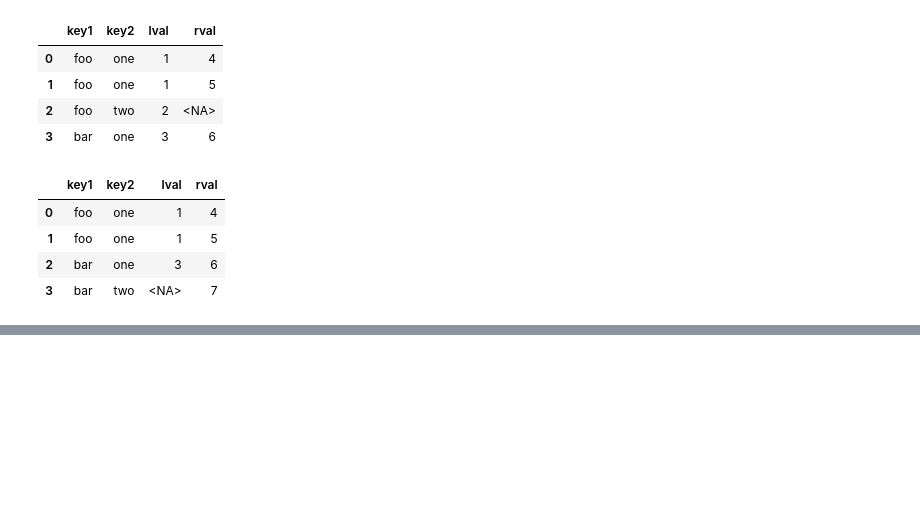
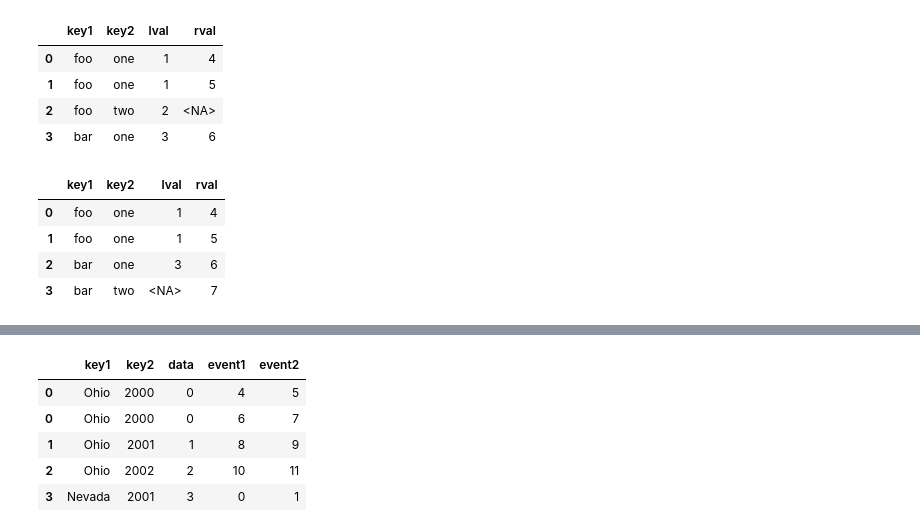
Before and after one commit to pythonscriptkiddie/pydata-book, a Jupyter notebook: ch8_combine_merge0.ipynb, the cells around one changed output, grey strips where cells are left out. Cells and saved outputs as stored; diff of their text form; code cells hidden in the pictures; blank space fills up the shorter version.

```diff
--- a/ch8_combine_merge0.ipynb
+++ b/ch8_combine_merge0.ipynb
@@ -390,0 +482,11 @@ pd.merge(left, right, how='right')
+# %%
+#Indicate the multiple columns that we will be merging on as a list.
+#Note how we handle duplicate index values with how='outer'
+pd.merge(lefth, righth, left_on=['key1', 'key2'], right_index=True)
+# %% [output]
+|  | key1 | key2 | data | event1 | event2 |
+| 0 | Ohio | 2000 | 0 | 4 | 5 |
+| 0 | Ohio | 2000 | 0 | 6 | 7 |
+| 1 | Ohio | 2001 | 1 | 8 | 9 |
+| 2 | Ohio | 2002 | 2 | 10 | 11 |
+| 3 | Nevada | 2001 | 3 | 0 | 1 |
```
Also changed, not shown: parts of 14 cells of this notebook.
